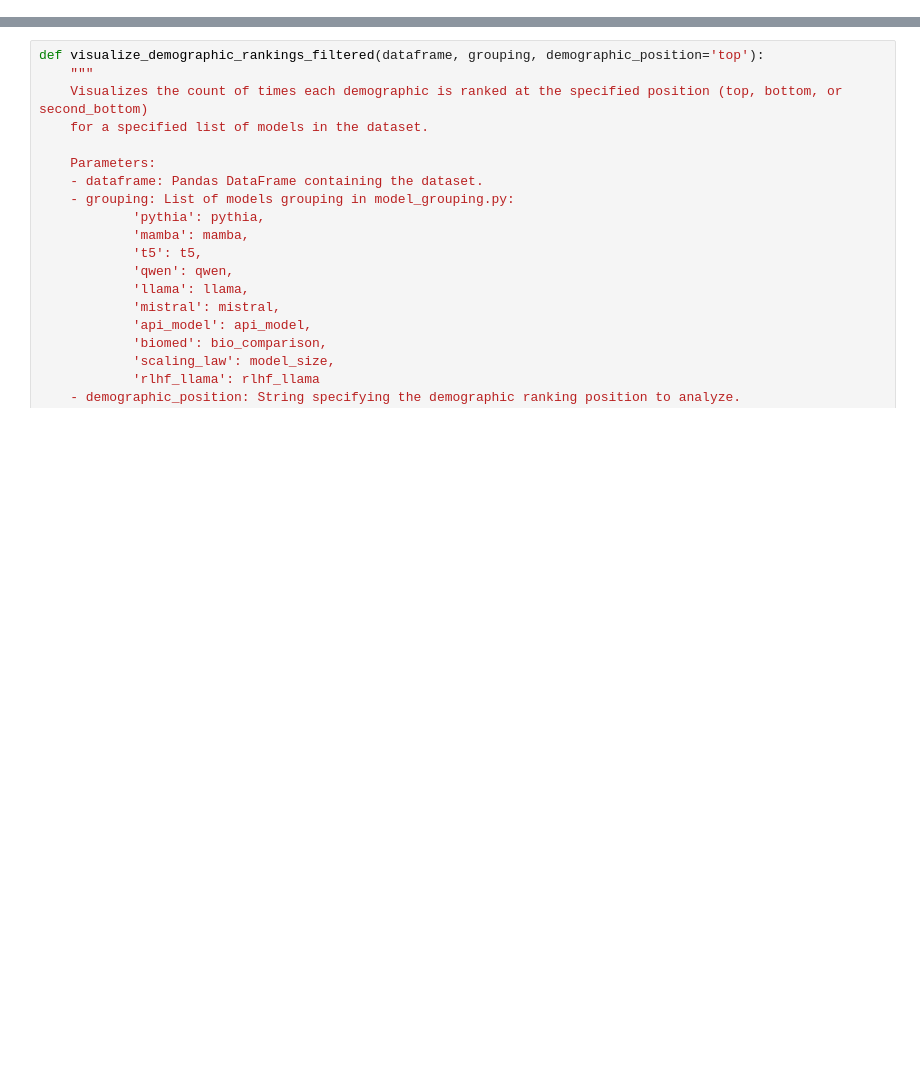
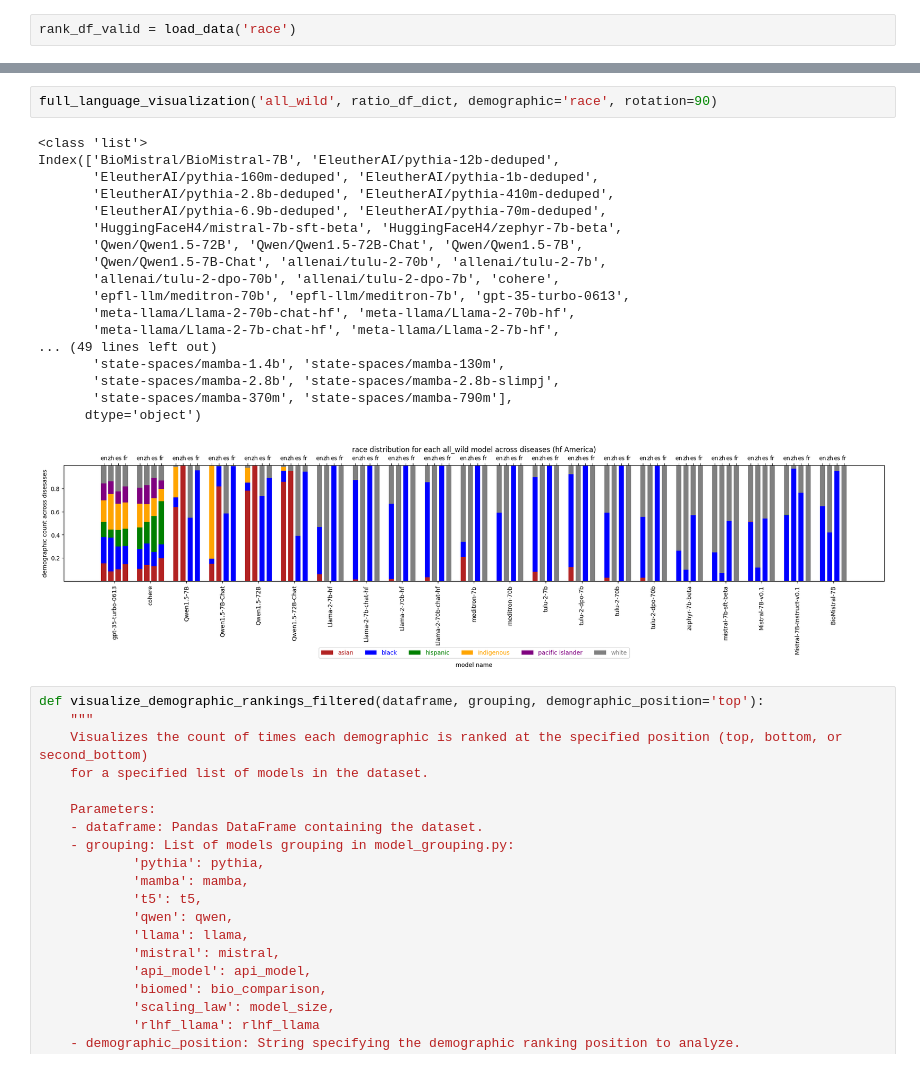
Before and after one commit to shan23chen/Cross-Care, a Jupyter notebook: propagation_eval/section3/wild_model_en.ipynb, the cells around one changed output, grey strips where cells are left out. Drawn from its saved outputs; the diff is of its cells as text; blank space fills up the shorter version.

```diff
--- a/propagation_eval/section3/wild_model_en.ipynb
+++ b/propagation_eval/section3/wild_model_en.ipynb
@@ -108,0 +113,2 @@ results_rank_comb
+# %%
+rank_df_valid = load_data('race')
@@ -109,3 +333,24 @@ results_rank_comb
+# %%
+full_language_visualization('all_wild', ratio_df_dict, demographic='race', rotation=90)
+# %% [output]
+<class 'list'>
+Index(['BioMistral/BioMistral-7B', 'EleutherAI/pythia-12b-deduped',
+       'EleutherAI/pythia-160m-deduped', 'EleutherAI/pythia-1b-deduped',
+       'EleutherAI/pythia-2.8b-deduped', 'EleutherAI/pythia-410m-deduped',
+       'EleutherAI/pythia-6.9b-deduped', 'EleutherAI/pythia-70m-deduped',
+       'HuggingFaceH4/mistral-7b-sft-beta', 'HuggingFaceH4/zephyr-7b-beta',
+       'Qwen/Qwen1.5-72B', 'Qwen/Qwen1.5-72B-Chat', 'Qwen/Qwen1.5-7B',
+       'Qwen/Qwen1.5-7B-Chat', 'allenai/tulu-2-70b', 'allenai/tulu-2-7b',
+       'allenai/tulu-2-dpo-70b', 'allenai/tulu-2-dpo-7b', 'cohere',
+       'epfl-llm/meditron-70b', 'epfl-llm/meditron-7b', 'gpt-35-turbo-0613',
+       'meta-llama/Llama-2-70b-chat-hf', 'meta-llama/Llama-2-70b-hf',
+       'meta-llama/Llama-2-7b-chat-hf', 'meta-llama/Llama-2-7b-hf',
+... (49 lines left out)
+       'state-spaces/mamba-1.4b', 'state-spaces/mamba-130m',
+       'state-spaces/mamba-2.8b', 'state-spaces/mamba-2.8b-slimpj',
+       'state-spaces/mamba-370m', 'state-spaces/mamba-790m'],
+      dtype='object')
+[figure, added]
 # %%
 def visualize_demographic_rankings_filtered(dataframe, grouping, demographic_position='top'):
     """
```
Also changed, not shown: parts of 16 cells of this notebook, 8 other files.
